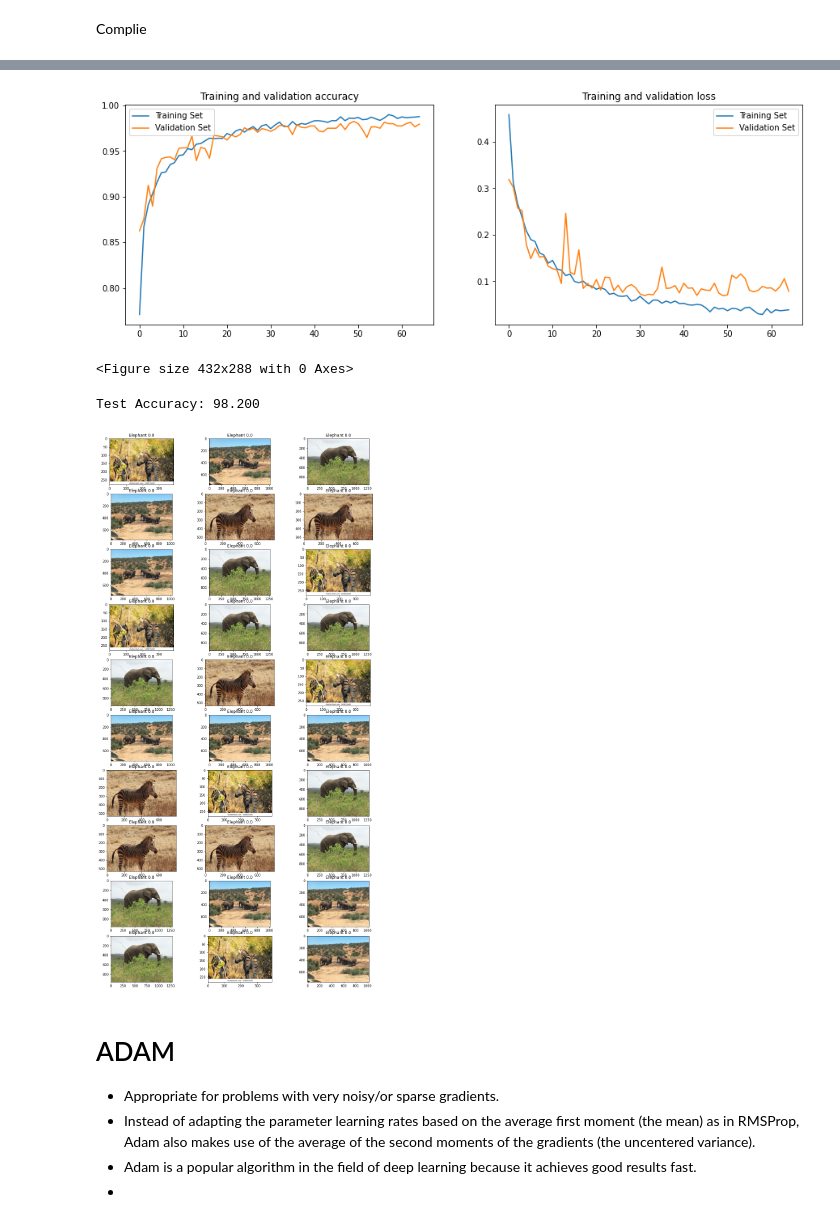
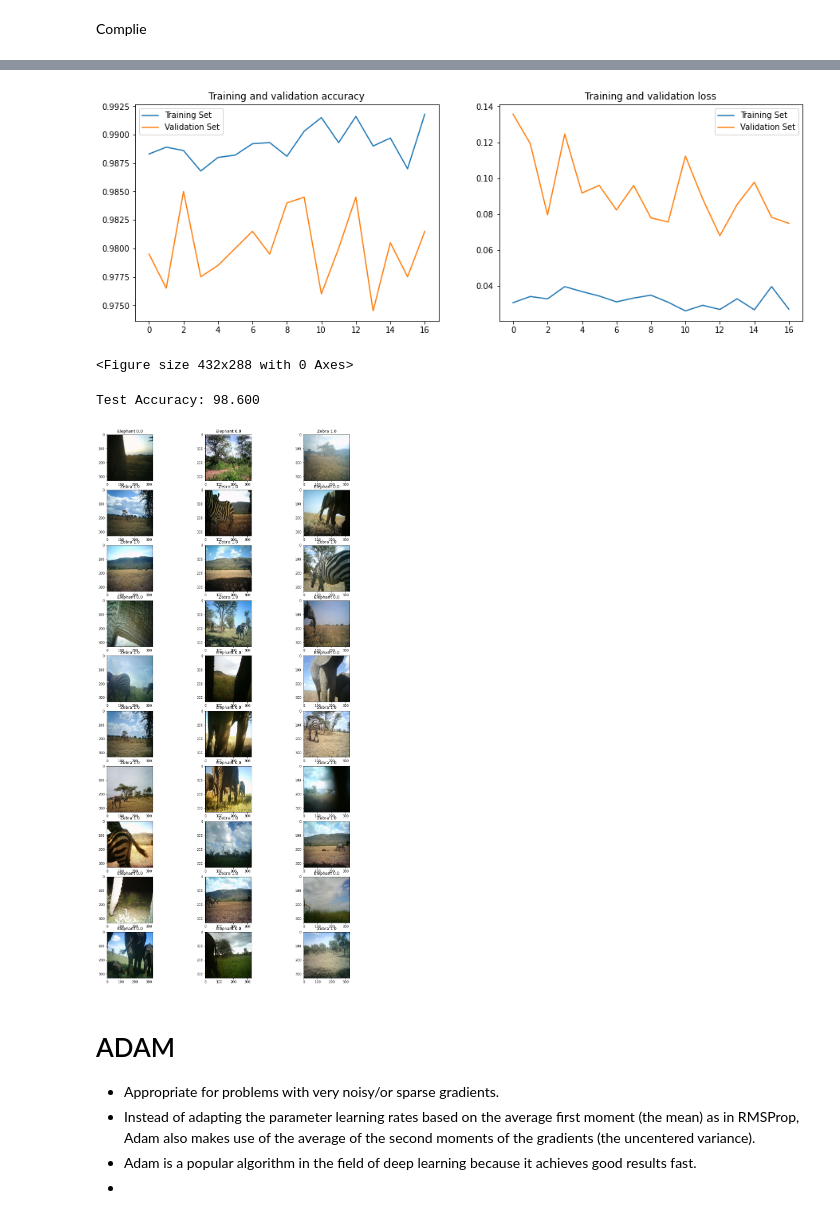
Before and after one commit to tomashege/lunch_lab_project_final, a Jupyter notebook: TH.ipynb, the cells around one changed output, grey strips where cells are left out. Drawn from its saved outputs; the diff is of its cells as text; code cells hidden in the pictures.

```diff
--- a/TH.ipynb
+++ b/TH.ipynb
@@ -223,12 +225,18 @@ Complie
 optimmizer = tf.keras.optimizers.Adam(
     learning_rate=0.001, beta_1=0.9, beta_2=0.999, epsilon=1e-07, amsgrad=False,
     name='Adam')
+
+rlrop = ReduceLROnPlateau(monitor='val_loss', factor=0.1, patience=100)
+
 cnn.compile(optimizer=optimmizer, loss='binary_crossentropy', metrics=['accuracy'])
 # alpha=0.001, beta1=0.9, beta2=0.999 and epsilon=10−8
-# cnn.compile(loss = 'binary_crossentropy', optimizer = optimizers.RMSprop(lr = 1e-14), metrics = ['accuracy'])
 # %%
+earlystopping = callbacks.EarlyStopping(monitor ="val_accuracy",
+                                        mode ="max", patience = 8,
+                                        restore_best_weights = True)
 history = cnn.fit(training_set,
         validation_data = validation_set,
-        epochs = 65)
+        epochs = 65,
+        callbacks=[earlystopping,rlrop])
 # %% [output]
 Epoch 1/65
@@ -279,39 +287,38 @@ ax[1].legend()
 ax[1].title.set_text('Training and validation loss')
 plt.show()
 # %% [output]
-[figure, old version]
+[figure, new version]
 <Figure size 432x288 with 0 Axes>
 # %%
 p, acc = cnn.evaluate(test_set, steps=len(test_set), verbose=0, batch_size=batch_size)
 print('Test Accuracy: %.3f' % (acc * 100))
 # %% [output]
-Test Accuracy: 98.200
+Test Accuracy: 98.600
 # %%
 fig, ax = plt.subplots(10,3,figsize=(15,30))
 ax = ax.flatten()
 for i in range(0,30):
     path_to_folder = '/Users/tomashegewisch/Downloads/data_set/test/'
     path_to_folder = '/Users/tomashegewisch/Downloads/data_sets_for_lunch_lab/Testing/'
 #     path_to_folder = '/Users/tomashegewisch/Downloads/data_sets_for_lunch_lab/Training/'
-    path_to_folder = '/Users/tomashegewisch/Downloads/own_test_images/'
 
     image_paths = os.listdir(path_to_folder)
     file = np.random.choice(image_paths)
     path_to_test_image = path_to_folder + file
 
     x = np.array([get_image_x(path_to_test_image)])
     result = cnn.predict(x)
 
     if result[0][0] == 1:
         prediction = 'Zebra'
     else:
         prediction = 'Elephant'
     img = mpimg.imread(path_to_test_image)
     ax[i].imshow(img)
     ax[i].title.set_text(prediction+" "+str(result[0][0]))
 plt.show()
 # %% [output]
-[figure, old version]
+[figure, new version]
 # %% [markdown]
 # ADAM
 * Appropriate for problems with very noisy/or sparse gradients.
```
Also changed, not shown: parts of 3 cells of this notebook, 3 other files.
